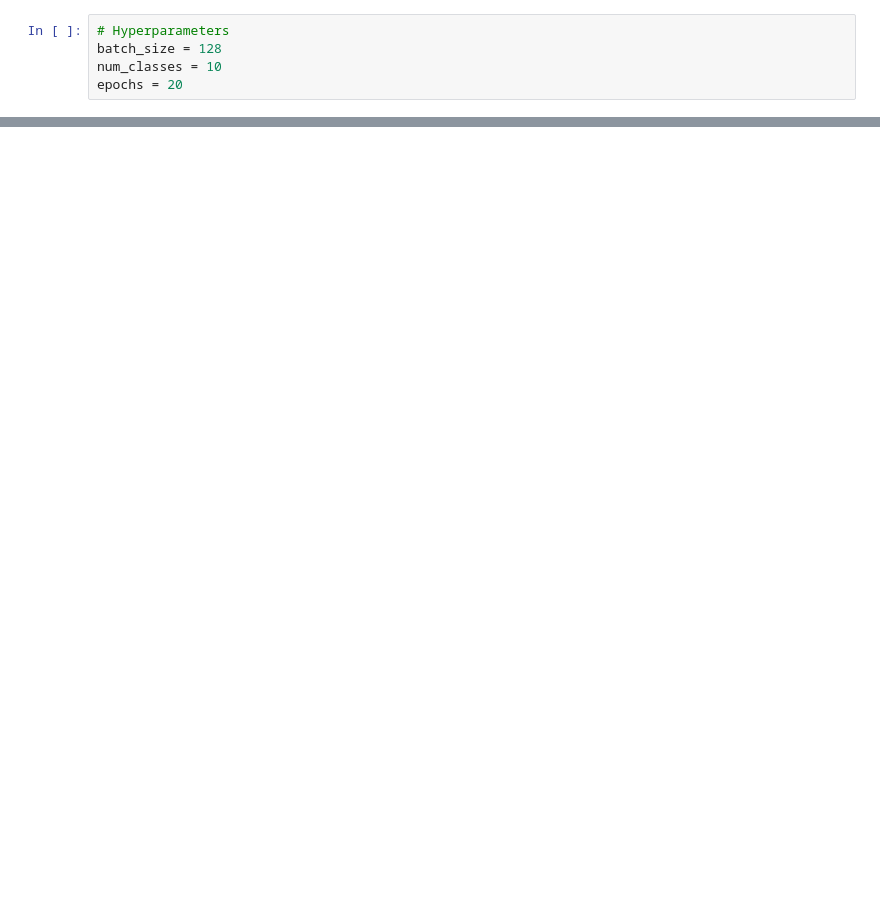
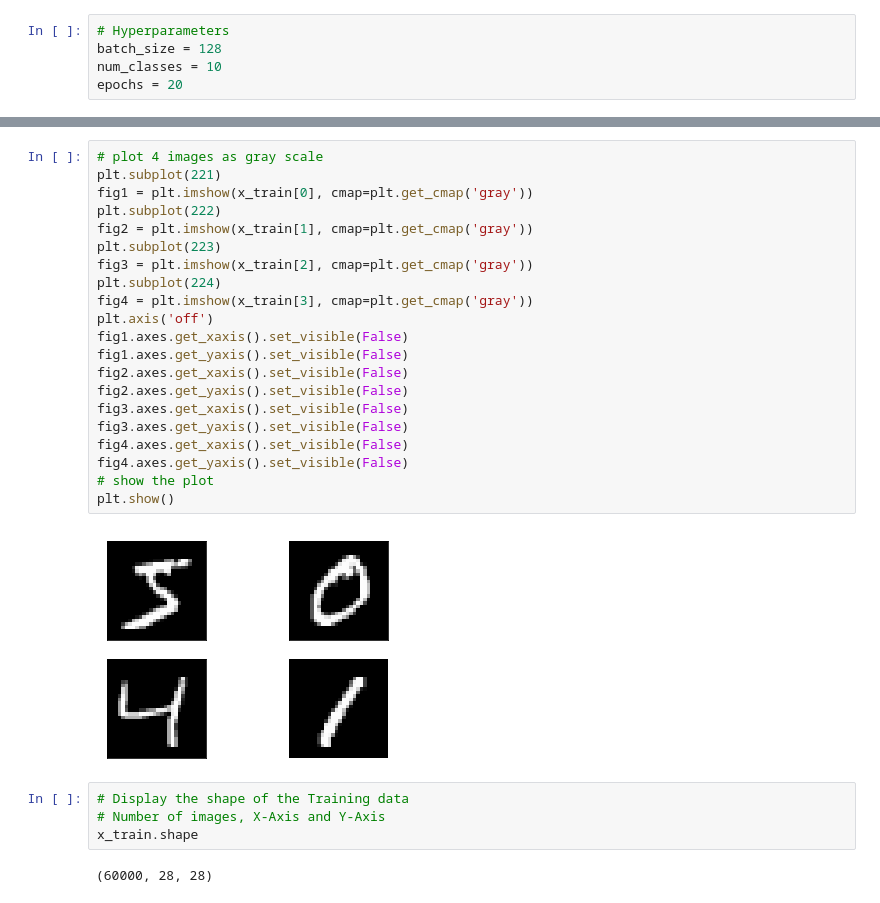
Before and after one commit to FrederikHa/BUW_DL, a Jupyter notebook: Lesson01.ipynb, the cells around one changed output, grey strips where cells are left out. Drawn from its saved outputs; the diff is of its cells as text; blank space fills up the shorter version.

```diff
--- a/Lesson01.ipynb
+++ b/Lesson01.ipynb
@@ -21,3 +26,32 @@ NameError: name 'mnist' is not defined
+# %%
+# plot 4 images as gray scale
+plt.subplot(221)
+fig1 = plt.imshow(x_train[0], cmap=plt.get_cmap('gray'))
+plt.subplot(222)
+fig2 = plt.imshow(x_train[1], cmap=plt.get_cmap('gray'))
+plt.subplot(223)
+fig3 = plt.imshow(x_train[2], cmap=plt.get_cmap('gray'))
+plt.subplot(224)
+fig4 = plt.imshow(x_train[3], cmap=plt.get_cmap('gray'))
+plt.axis('off')
+fig1.axes.get_xaxis().set_visible(False)
+fig1.axes.get_yaxis().set_visible(False)
+fig2.axes.get_xaxis().set_visible(False)
+fig2.axes.get_yaxis().set_visible(False)
+fig3.axes.get_xaxis().set_visible(False)
+fig3.axes.get_yaxis().set_visible(False)
+fig4.axes.get_xaxis().set_visible(False)
+fig4.axes.get_yaxis().set_visible(False)
+# show the plot
+plt.show()
+# %% [output]
+[figure, added]
+# %%
+# Display the shape of the Training data
+# Number of images, X-Axis and Y-Axis
+x_train.shape
+# %% [output]
+(60000, 28, 28)
 # %%
 x_train = x_train.reshape(60000, 784)
 x_test = x_test.reshape(10000, 784)
```
Also changed, not shown: parts of 19 cells of this notebook, 2 other files.
